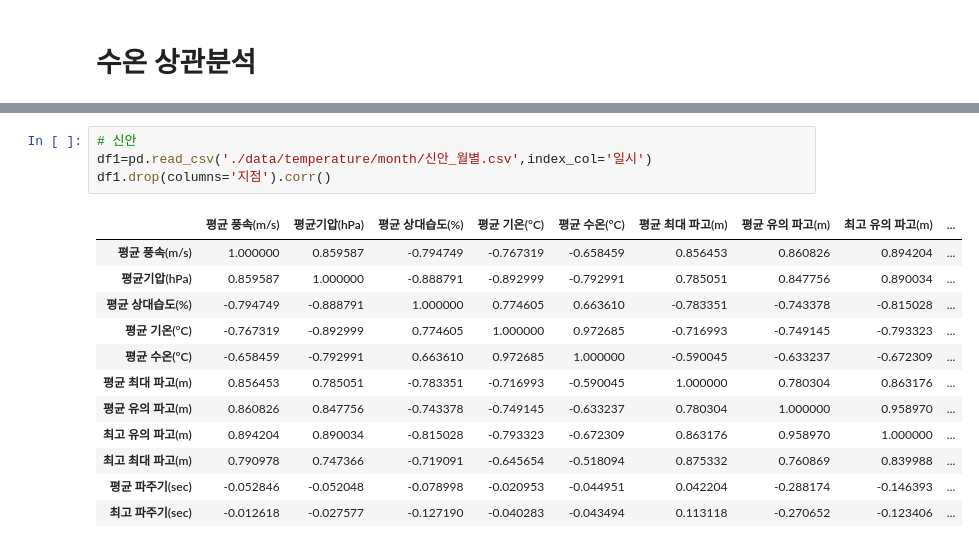
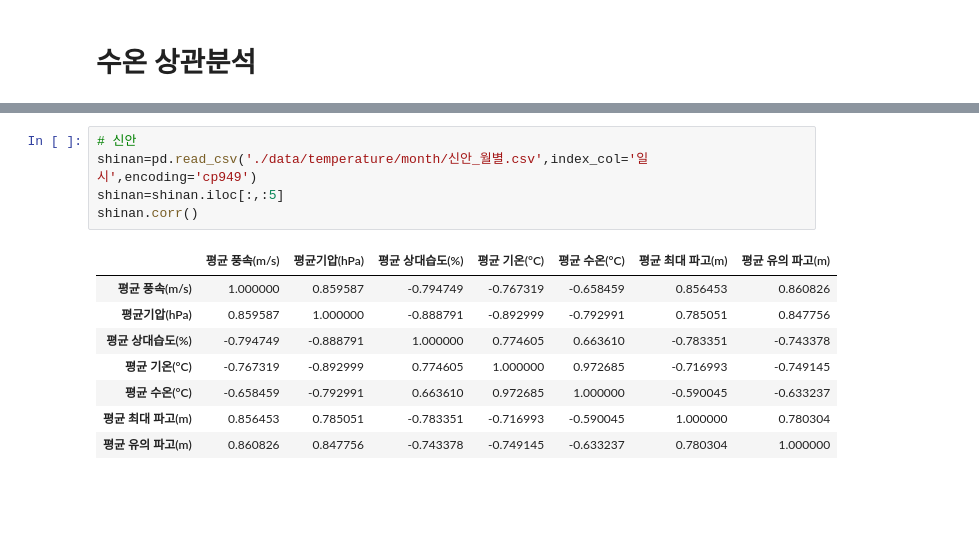
Before and after one commit to dlwogus552/big_data_project, a Jupyter notebook: python/corr.ipynb, the cells around one changed output, grey strips where cells are left out. Drawn from its saved outputs; the diff is of its cells as text; blank space fills up the shorter version.

```diff
--- a/python/corr.ipynb
+++ b/python/corr.ipynb
@@ -64,19 +100,16 @@ df1.drop(columns='지점').corr()
 # %%
 # 신안
-df1=pd.read_csv('./data/temperature/month/신안_월별.csv',index_col='일시')
-df1.drop(columns='지점').corr()
+shinan=pd.read_csv('./data/temperature/month/신안_월별.csv',index_col='일시',encoding='cp949')
+shinan=shinan.iloc[:,:5]
+shinan.corr()
 # %% [output]
-|  | 평균 풍속(m/s) | 평균기압(hPa) | 평균 상대습도(%) | 평균 기온(°C) | 평균 수온(°C) | 평균 최대 파고(m) | 평균 유의 파고(m) | 최고 유의 파고(m) | ... |
-| 평균 풍속(m/s) | 1.000000 | 0.859587 | -0.794749 | -0.767319 | -0.658459 | 0.856453 | 0.860826 | 0.894204 | ... |
-| 평균기압(hPa) | 0.859587 | 1.000000 | -0.888791 | -0.892999 | -0.792991 | 0.785051 | 0.847756 | 0.890034 | ... |
-| 평균 상대습도(%) | -0.794749 | -0.888791 | 1.000000 | 0.774605 | 0.663610 | -0.783351 | -0.743378 | -0.815028 | ... |
-| 평균 기온(°C) | -0.767319 | -0.892999 | 0.774605 | 1.000000 | 0.972685 | -0.716993 | -0.749145 | -0.793323 | ... |
-| 평균 수온(°C) | -0.658459 | -0.792991 | 0.663610 | 0.972685 | 1.000000 | -0.590045 | -0.633237 | -0.672309 | ... |
-| 평균 최대 파고(m) | 0.856453 | 0.785051 | -0.783351 | -0.716993 | -0.590045 | 1.000000 | 0.780304 | 0.863176 | ... |
-| 평균 유의 파고(m) | 0.860826 | 0.847756 | -0.743378 | -0.749145 | -0.633237 | 0.780304 | 1.000000 | 0.958970 | ... |
-| 최고 유의 파고(m) | 0.894204 | 0.890034 | -0.815028 | -0.793323 | -0.672309 | 0.863176 | 0.958970 | 1.000000 | ... |
-| 최고 최대 파고(m) | 0.790978 | 0.747366 | -0.719091 | -0.645654 | -0.518094 | 0.875332 | 0.760869 | 0.839988 | ... |
-| 평균 파주기(sec) | -0.052846 | -0.052048 | -0.078998 | -0.020953 | -0.044951 | 0.042204 | -0.288174 | -0.146393 | ... |
-| 최고 파주기(sec) | -0.012618 | -0.027577 | -0.127190 | -0.040283 | -0.043494 | 0.113118 | -0.270652 | -0.123406 | ... |
+|  | 평균 풍속(m/s) | 평균기압(hPa) | 평균 상대습도(%) | 평균 기온(°C) | 평균 수온(°C) | 평균 최대 파고(m) | 평균 유의 파고(m) |
+| 평균 풍속(m/s) | 1.000000 | 0.859587 | -0.794749 | -0.767319 | -0.658459 | 0.856453 | 0.860826 |
+| 평균기압(hPa) | 0.859587 | 1.000000 | -0.888791 | -0.892999 | -0.792991 | 0.785051 | 0.847756 |
+| 평균 상대습도(%) | -0.794749 | -0.888791 | 1.000000 | 0.774605 | 0.663610 | -0.783351 | -0.743378 |
+| 평균 기온(°C) | -0.767319 | -0.892999 | 0.774605 | 1.000000 | 0.972685 | -0.716993 | -0.749145 |
+| 평균 수온(°C) | -0.658459 | -0.792991 | 0.663610 | 0.972685 | 1.000000 | -0.590045 | -0.633237 |
+| 평균 최대 파고(m) | 0.856453 | 0.785051 | -0.783351 | -0.716993 | -0.590045 | 1.000000 | 0.780304 |
+| 평균 유의 파고(m) | 0.860826 | 0.847756 | -0.743378 | -0.749145 | -0.633237 | 0.780304 | 1.000000 |
 # %%
 # 울산
```
Also changed, not shown: parts of 21 cells of this notebook, 11 other files.
